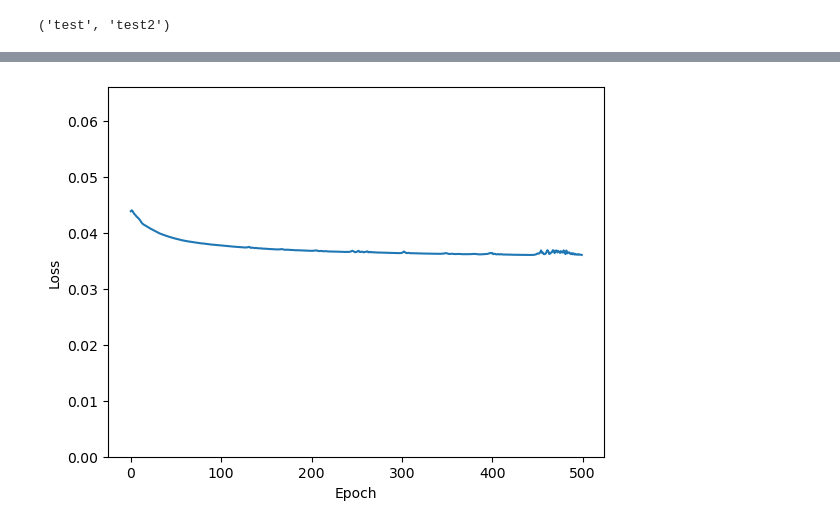
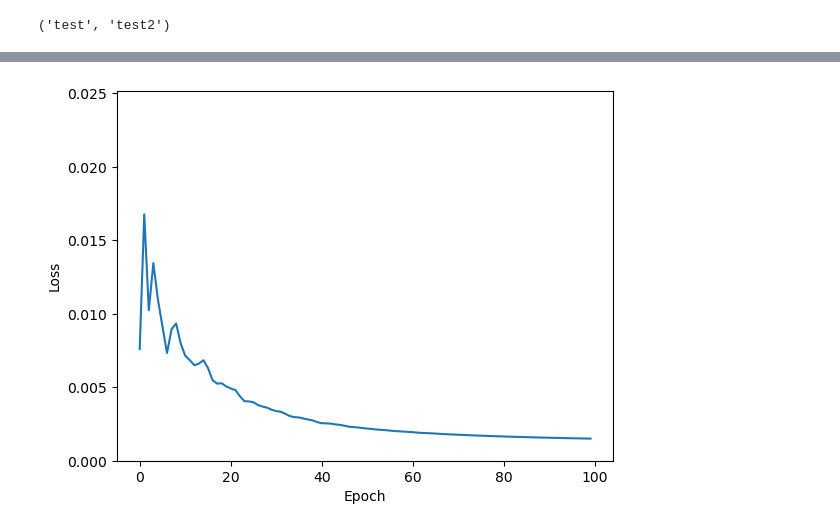
Before and after one commit to CropXR/HALCYON, a Jupyter notebook: notebooks/model_training_test_runs.ipynb, the cells around one changed output, grey strips where cells are left out. Drawn from its saved outputs; the diff is of its cells as text; code cells hidden in the pictures.

Commit message:
Quite accurate genenetweaver simulation fitting now through a phoenix-like architecture

```diff
--- a/notebooks/model_training_test_runs.ipynb
+++ b/notebooks/model_training_test_runs.ipynb
@@ -22,5 +20,7 @@ ModuleNotFoundError: No module named 'halcyon'
 # %%
-expressions = create_ko_from_sample_data()
+expressions =  ExpressionDataWithConditions.from_genenetweaver_ko_timeseries_output(
+        Path('../tests/genenetweaver_outputs/test_scalefree_nonoise_knockout_timeseries.tsv')
+    )
 expressions.scale_time_series()
 # %%
 expressions.all_environments
@@ -34,8 +29,8 @@ model._set_weight_matrix_to_random()
 # %%
 # Neural ODE run this
-model = NeuralODE(expressions.genes, expressions.all_environments, additional_hidden_layers=5, hidden_size=64)
+model = NeuralODE(expressions.genes, expressions.all_environments)
 # %%
 my_trainer = Trainer(model, expressions, batch_size=10, optimizer_kwargs={'lr': .1})
-my_trainer.train(500)
+my_trainer.train(100)
 my_trainer.plot_loss_history()
 # %% [output]
@@ -59,4 +54,4 @@ my_trainer.plot_loss_history()
-[figure, old version]
+[figure, new version]
 # %%
 my_trainer.plot_fit_vs_real()
 # %% [output]
```
Also changed, not shown: parts of 9 cells of this notebook, 1 other file.
